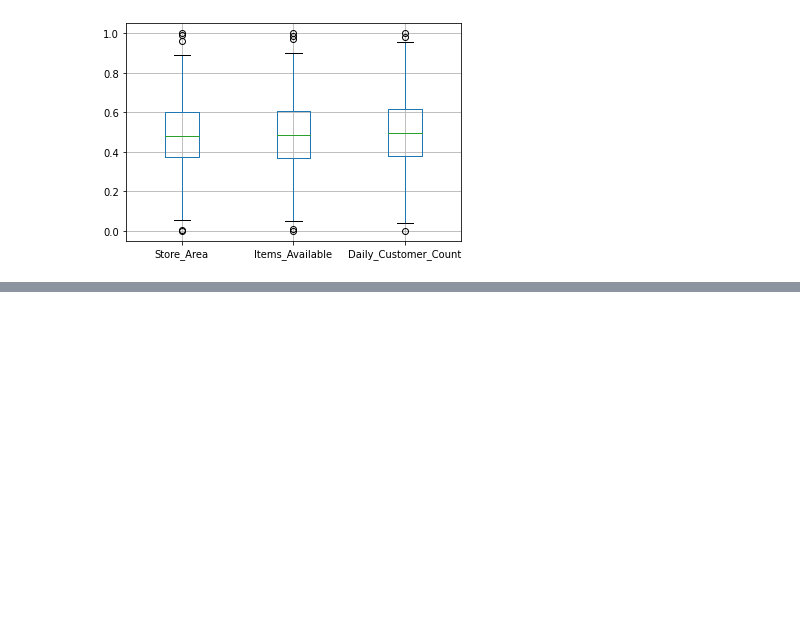
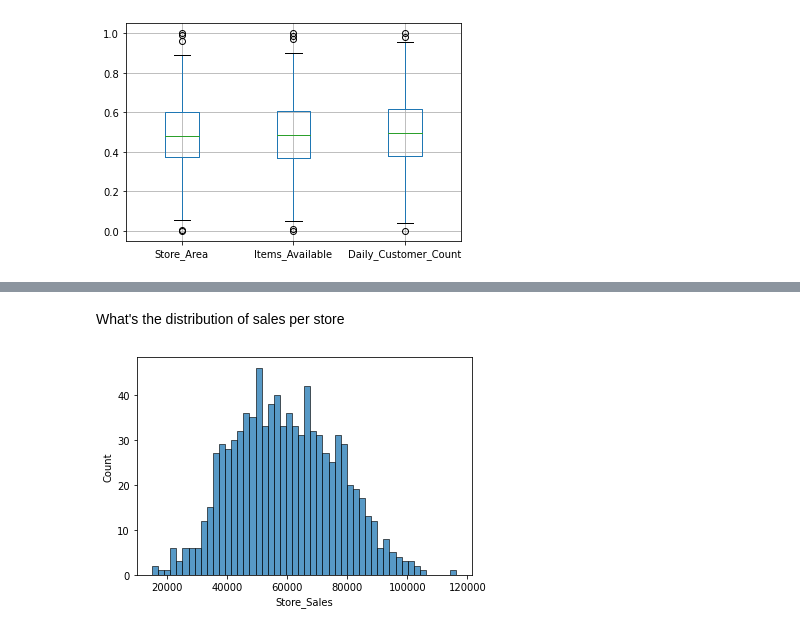
Before and after one commit to lingchin/projects, a Jupyter notebook: Kaggle_stores.ipynb, the cells around one changed output, grey strips where cells are left out. Drawn from its saved outputs; the diff is of its cells as text; code cells hidden in the pictures; blank space fills up the shorter version.

```diff
--- a/Kaggle_stores.ipynb
+++ b/Kaggle_stores.ipynb
@@ -5,6 +5,7 @@ import matplotlib.pyplot as plt
 import seaborn as sns
 # %%
 df=pd.read_csv("Stores.csv")
+df_copy=df.copy()
 # %%
 df
 # %% [output]
@@ -107,0 +120,5 @@ sns.pairplot(df);
+# %%
+df_copy['Sales_per_size']=df_copy['Store_Sales']/df['Store_Area']
+df_copy['Sales_per_cust']=df_copy['Store_Sales']/df['Daily_Customer_Count']
+df_copy['Sales_per_items_avail']=df_copy['Store_Sales']/df['Items_Available']
+df_copy
@@ -107,0 +151,6 @@ sns.pairplot(df);
+# %% [markdown]
+What's the distribution of sales per store
+# %%
+sns.histplot(df_copy['Store_Sales'], bins=50);
+# %% [output]
+[figure, added]
```
Also changed, not shown: parts of 31 cells of this notebook.
